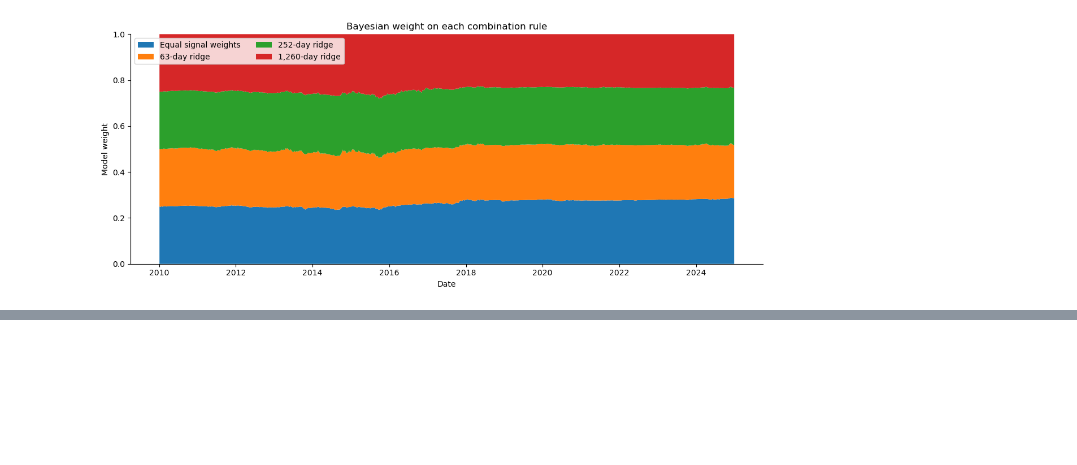
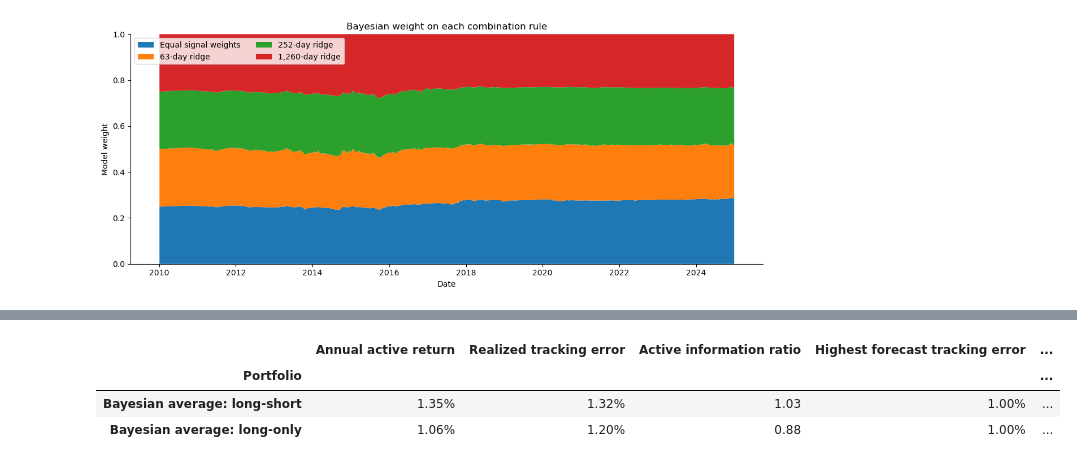
Before and after one commit to josmoore/q-bot, a Jupyter notebook: BOTQ_submission/03_Combined_results.ipynb, the cells around one changed output, grey strips where cells are left out. Cells and saved outputs as stored; diff of their text form; code cells hidden in the pictures; blank space fills up the shorter version.

Commit message:
Report active portfolio statistics in combined notebook

```diff
--- a/BOTQ_submission/03_Combined_results.ipynb
+++ b/BOTQ_submission/03_Combined_results.ipynb
@@ -179,22 +174,0 @@ The table shows total and active results for the Bayesian average. Total volatil
-# %%
-combined = {'bayesian_active':'Bayesian average: long-short',
-            'bayesian_long_only':'Bayesian average: long-only'}
-rows = []
-for key, label in combined.items():
-    group = returns.loc[returns['portfolio'] == key]
-    total = group['portfolio_return']
-    active = total - group['benchmark_return']
-    rows.append({'Portfolio':label,
-                 'Annual total return':252 * total.mean(),
-                 'Annual total volatility':np.sqrt(252) * total.std(ddof=1),
-                 'Annual active return':252 * active.mean(),
-                 'Annual active volatility':np.sqrt(252) * active.std(ddof=1),
-                 'Active information ratio':np.sqrt(252) * active.mean() / active.std(ddof=1),
-                 'Highest forecast tracking error':group['predicted_te'].max(),
-                 'Largest absolute active beta':group['active_beta'].abs().max(),
-                 'Lowest stock weight':group['minimum_total_weight'].min()})
-display(pd.DataFrame(rows).set_index('Portfolio').style.format({
-    'Annual total return':'{:.2%}', 'Annual total volatility':'{:.2%}',
-    'Annual active return':'{:.2%}', 'Annual active volatility':'{:.2%}',
-    'Active information ratio':'{:.2f}', 'Highest forecast tracking error':'{:.2%}',
-    'Largest absolute active beta':'{:.2g}', 'Lowest stock weight':'{:.4f}'}))
@@ -205,0 +179,22 @@ display(pd.DataFrame(rows).set_index('Portfolio').style.format({
+# %%
+combined = {'bayesian_active':'Bayesian average: long-short',
+            'bayesian_long_only':'Bayesian average: long-only'}
+rows = []
+for key, label in combined.items():
+    group = returns.loc[returns['portfolio'] == key]
+    active = group['active_return']
+    rows.append({'Portfolio':label,
+                 'Annual active return':252 * active.mean(),
+                 'Realized tracking error':np.sqrt(252) * active.std(ddof=1),
+                 'Active information ratio':np.sqrt(252) * active.mean() / active.std(ddof=1),
+                 'Highest forecast tracking error':group['predicted_te'].max(),
+                 'Largest absolute active beta':group['active_beta'].abs().max()})
+display(pd.DataFrame(rows).set_index('Portfolio').style.format({
+    'Annual active return':'{:.2%}', 'Realized tracking error':'{:.2%}',
+    'Active information ratio':'{:.2f}', 'Highest forecast tracking error':'{:.2%}',
+    'Largest absolute active beta':'{:.2g}'}))
+# %% [output]
+|  | Annual active return | Realized tracking error | Active information ratio | Highest forecast tracking error | ... |
+| Portfolio |  |  |  |  | ... |
+| Bayesian average: long-short | 1.35% | 1.32% | 1.03 | 1.00% | ... |
+| Bayesian average: long-only | 1.06% | 1.20% | 0.88 | 1.00% | ... |
```
Also changed, not shown: parts of 3 cells of this notebook, 2 other files.
